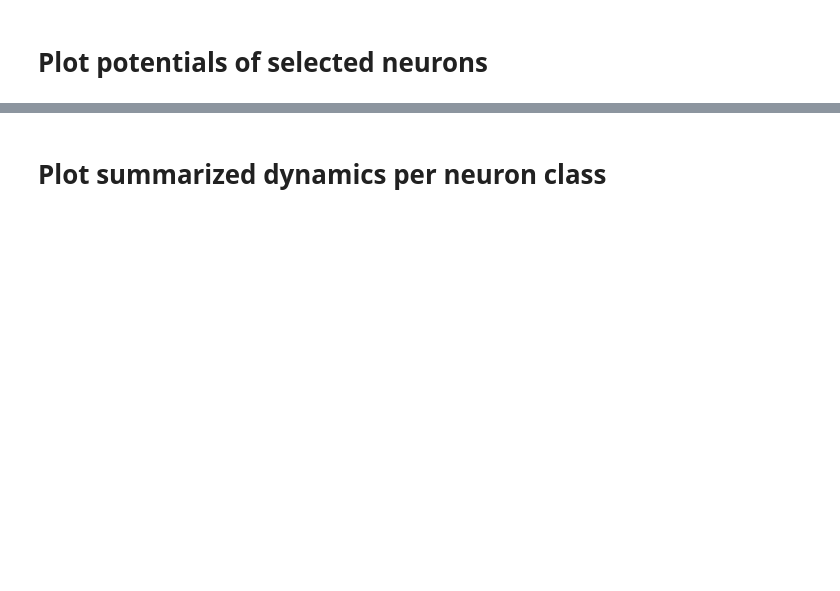
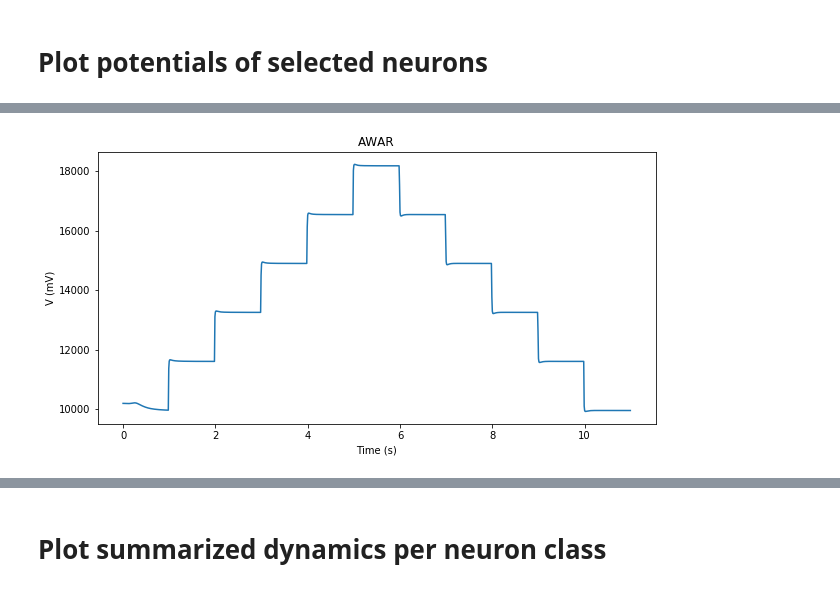
Before and after one commit to sjonany/c-elegans-discrete-neural, a Jupyter notebook: analysis/changing_step_awa.ipynb, the cells around one changed output, grey strips where cells are left out. Saved outputs shown, nothing was run; the diff lists cells and outputs as text; code cells hidden in the pictures; blank space fills up the shorter version.

Commit message:
- Completed exp8_awa_spike_bruteforce.py - Refactored plot_util so methods accept axes and draw on them, rather than creating new figures each time.

```diff
--- a/analysis/changing_step_awa.ipynb
+++ b/analysis/changing_step_awa.ipynb
@@ -6,30 +6,37 @@ import numpy as np
 import project_path
 from model.data_accessor import get_data_file_abs_path
 from model.neuron_metadata import *
+from model.neural_model import NeuralModel
+import model.init_conds as init_conds
+
 neuron_metadata_collection = NeuronMetadataCollection.load_from_chem_json(get_data_file_abs_path('chem.json'))
 N = neuron_metadata_collection.get_size()
+model = NeuralModel(neuron_metadata_collection)
 
 # How many seconds to run each step for. This should be long enough for stability to be observed.
-step_duration_s = 20
+step_duration_s = 1
 # The step amplitudes in nA. Each amplitude will be run for step_duration
-start_amp_nA = 0.5
-peak_amp_nA = 3.5
-amp_delta_nA = 3.0
+start_amp_nA = 3
+amp_delta_nA = 0.5
+peak_amp_nA = start_amp_nA + amp_delta_nA * 5
 step_amplitudes_nA = np.concatenate((np.arange(start_amp_nA, peak_amp_nA, amp_delta_nA), \
                                      np.arange(peak_amp_nA, start_amp_nA-amp_delta_nA/2, -amp_delta_nA)), axis=None)
 
 # neurons_to_stimulate = ["PLML", "PLMR"]
-neurons_to_stimulate = ["AWAR"]
+key_neuron = "AWAR"
+neurons_to_stimulate = [key_neuron]
 
 # Initial condition
 # If you want a fixed-seed initial condition, uncomment the line below.
 # np.random.seed(0)
-init_conds = 10**(-4)*np.random.normal(0, 0.94, 2*N)
+# init_conds = 10**(-4)*np.random.normal(0, 0.94, 2*N)
+init_cond_seed = 0
+initial_conds = init_conds.generate_init_cond_with_seed(
+    model, key_neuron, start_amp_nA, init_cond_seed)
 
-enable_caching = True
+enable_caching = False
 # %%
 # Setup the model
-from model.neural_model import NeuralModel
 from util.plot_util import *
 import os
 import pickle
@@ -42,8 +49,7 @@ neurons_to_observe = NeuronMetadataCollection.create_lr_names_from_base([
 # neurons_to_observe = ["PLML", "PLMR"]
 neurons_to_observe = ["AWAR"]
 
-model = NeuralModel(neuron_metadata_collection)
-model.init_conds = init_conds
+model.init_conds = initial_conds
 
 # Set I_inj_i(t)
 
@@ -120,12 +120,14 @@ _ = _
 # %% [markdown]
 # Plot potentials of selected neurons
 # %%
-%matplotlib notebook
-fig = plot_potentials(
+# %matplotlib notebook
+fig, ax = plt.subplots(nrows=1, ncols=1, figsize=(10, 5))
+plot_potentials(
   neuron_names_to_show = neurons_to_observe,
   dynamics = v_mat,
   is_normalized_v = False,
   dt = model.dt,
-  neuron_metadata_collection = neuron_metadata_collection)
+  neuron_metadata_collection = neuron_metadata_collection,
+  fig_axes = [ax])
 fig.show()
 # %% [output]
@@ -134 +134,2 @@ fig.show()
+[figure, added]
 # %%
```
Also changed, not shown: parts of 7 cells of this notebook, 2 other files.
